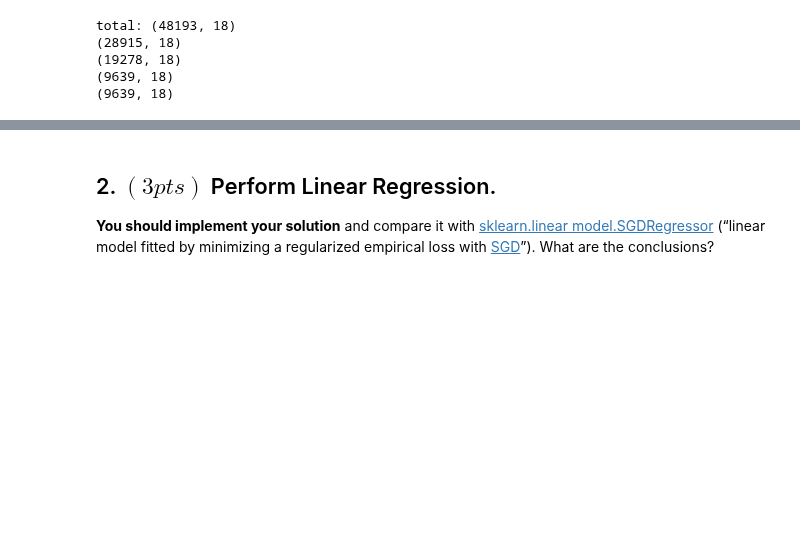
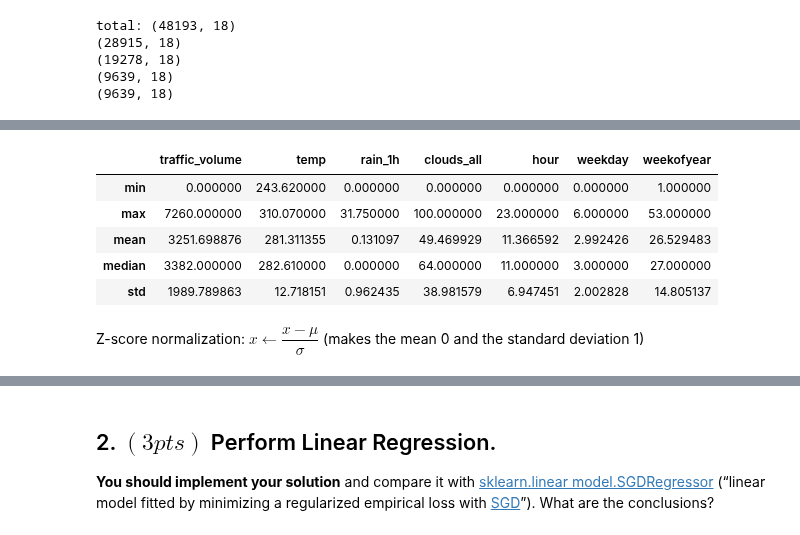
Before and after one commit to laurelkeys/machine-learning, a Jupyter notebook: assignment-1/Assignment1.ipynb, the cells around one changed output, grey strips where cells are left out. Saved outputs shown, nothing was run; the diff lists cells and outputs as text; code cells hidden in the pictures; blank space fills up the shorter version.

```diff
--- a/assignment-1/Assignment1.ipynb
+++ b/assignment-1/Assignment1.ipynb
@@ -593,7 +559,0 @@ Mean normalization: $ x \leftarrow \dfrac{x - \mu}{x_{max} - x_{min}}$ (makes th
-# %%
-def mean_norm(x, x_mean, x_max, x_min=0):
-    return (x - x_mean) / (x_max - x_min)
-
-stats = get_stats(df, columns=attrs_to_normalize)
-for col in attrs_to_normalize:
-    df[col] = df[col].apply(lambda x: mean_norm(x, x_mean=stats[col]["mean"], x_max=stats[col]["max"], x_min=stats[col]["min"]))
@@ -681,0 +637,16 @@ date_time
+# %%
+# NOTE: should we normalize 'traffic_volume', since it's our target?
+attrs_to_normalize = ["traffic_volume", "temp", "rain_1h", "clouds_all", "hour", "weekday", "weekofyear"]
+def get_stats(dataframe, columns, operations=['min', 'max', 'mean', 'median', 'std']):
+    return dataframe[columns].agg(operations)
+
+get_stats(train_data, columns=attrs_to_normalize)
+# %% [output]
+|  | traffic_volume | temp | rain_1h | clouds_all | hour | weekday | weekofyear |
+| min | 0.000000 | 243.620000 | 0.000000 | 0.000000 | 0.000000 | 0.000000 | 1.000000 |
+| max | 7260.000000 | 310.070000 | 31.750000 | 100.000000 | 23.000000 | 6.000000 | 53.000000 |
+| mean | 3251.698876 | 281.311355 | 0.131097 | 49.469929 | 11.366592 | 2.992426 | 26.529483 |
+| median | 3382.000000 | 282.610000 | 0.000000 | 64.000000 | 11.000000 | 3.000000 | 27.000000 |
+| std | 1989.789863 | 12.718151 | 0.962435 | 38.981579 | 6.947451 | 2.002828 | 14.805137 |
+# %% [markdown]
+Z-score normalization: $ x \leftarrow \dfrac{x - \mu}{\sigma}$ (makes the mean 0 and the standard deviation 1)
```
Also changed, not shown: parts of 31 cells of this notebook, 4 other files.
